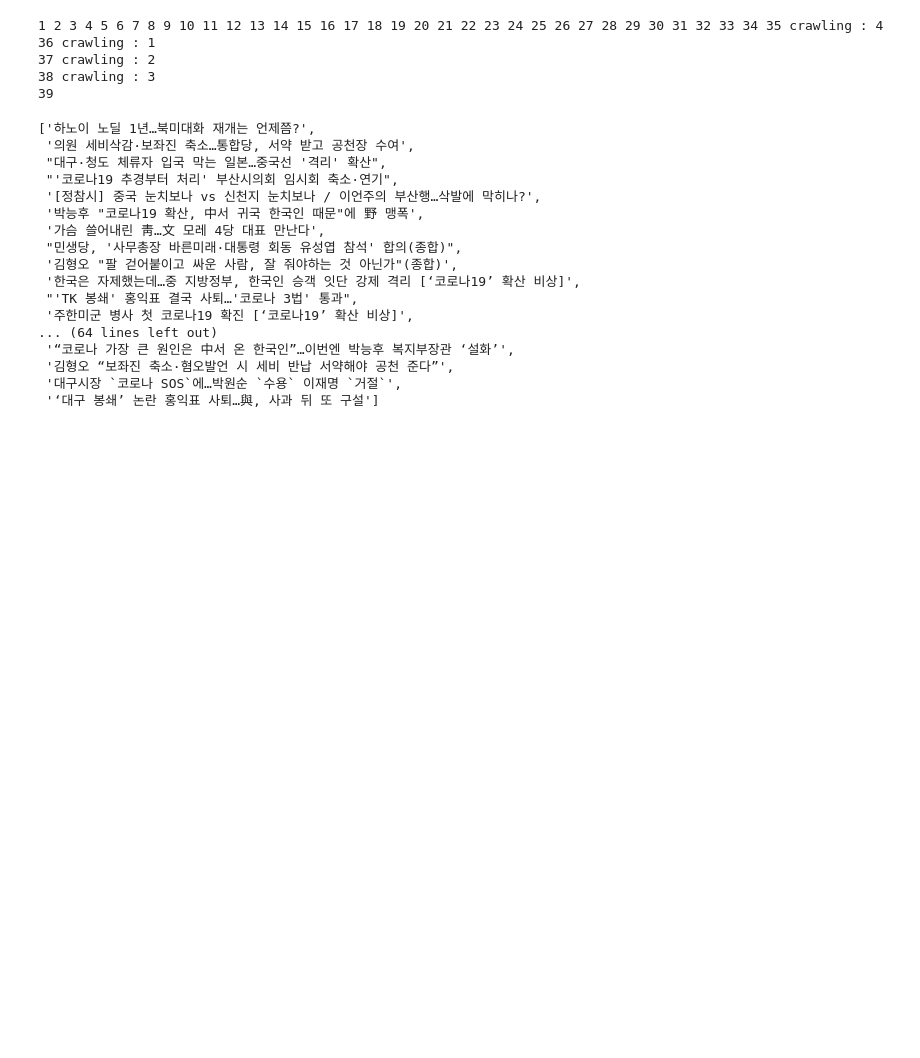
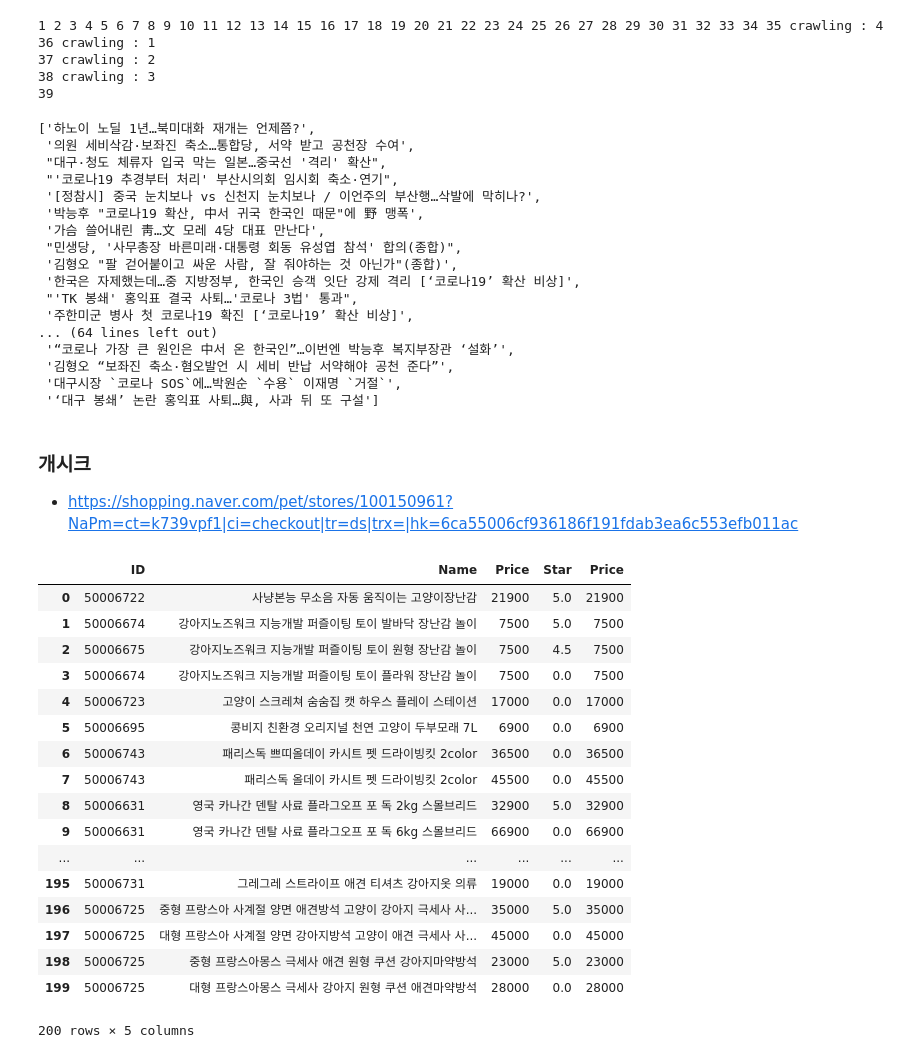
Before and after one commit to h33sun/TIL, a Jupyter notebook: python/20200226 crawling 예제, selenium, pickle.ipynb, the cells around one changed output. Saved outputs shown, nothing was run; the diff lists cells and outputs as text; code cells hidden in the pictures; blank space fills up the shorter version.

Commit message:
docs: add crawl naver shopping

```diff
--- a/python/20200226 crawling 예제, selenium, pickle.ipynb
+++ b/python/20200226 crawling 예제, selenium, pickle.ipynb
@@ -540,3 +540,54 @@ article_list
  '김형오 “보좌진 축소·혐오발언 시 세비 반납 서약해야 공천 준다”',
  '대구시장 `코로나 SOS`에…박원순 `수용` 이재명 `거절`',
  '‘대구 봉쇄’ 논란 홍익표 사퇴…與, 사과 뒤 또 구설']
+# %% [markdown]
+### 개시크
+- https://shopping.naver.com/pet/stores/100150961?NaPm=ct=k739vpf1|ci=checkout|tr=ds|trx=|hk=6ca55006cf936186f191fdab3ea6c553efb011ac
+# %%
+table = []
+def get_gaechic(page, num):
+
+    url = 'https://shopping.naver.com/v1/products?\
+_nc_=1582642800000&subVertical=PET&page={}&pageSize={}\
+&sort=RECENT&displayType=CATEGORY_HOME&includeZzim=true&includeViewCount=false&includeStoreCardInfo=false&includeStockQuantity=false&includeBrandInfo=false&includeBrandLogoImage=false&includeRepresentativeReview=false&includeListCardAttribute=false&includeRanking=false&includeRankingByMenus=false&includeStoreCategoryName=false&storeId=100150961&standardSizeKeys=&standardColorKeys=&optionFilters=&attributeValueIds=&attributeValueIdsAll=&certifications='\
+    .format(page, num)
+
+    response = requests.get(url)
+    result = response.json()['products']
+
+
+    for product in result:
+        table.append({
+            'ID': product['naverShoppingCategory']['_id'],
+            'Name' : product['name'],
+            'Price' : product['mobileDiscountPrice'],
+            'Detail' : product['contentText'],
+            'Star' : product['averageReviewScore']
+
+        })
+
+    pass
+# %%
+table = []
+for i in range(1,5):
+    get_gaechic(i,50)
+pd.DataFrame(table)[['ID','Name','Price','Star','Price']]
+# %% [output]
+|  | ID | Name | Price | Star | Price |
+| 0 | 50006722 | 사냥본능 무소음 자동 움직이는 고양이장난감 | 21900 | 5.0 | 21900 |
+| 1 | 50006674 | 강아지노즈워크 지능개발 퍼즐이팅 토이 발바닥 장난감 놀이 | 7500 | 5.0 | 7500 |
+| 2 | 50006675 | 강아지노즈워크 지능개발 퍼즐이팅 토이 원형 장난감 놀이 | 7500 | 4.5 | 7500 |
+| 3 | 50006674 | 강아지노즈워크 지능개발 퍼즐이팅 토이 플라워 장난감 놀이 | 7500 | 0.0 | 7500 |
+| 4 | 50006723 | 고양이 스크레쳐 숨숨집 캣 하우스 플레이 스테이션 | 17000 | 0.0 | 17000 |
+| 5 | 50006695 | 콩비지 친환경 오리지널 천연 고양이 두부모래 7L | 6900 | 0.0 | 6900 |
+| 6 | 50006743 | 패리스독 쁘띠올데이 카시트 펫 드라이빙킷 2color | 36500 | 0.0 | 36500 |
+| 7 | 50006743 | 패리스독 올데이 카시트 펫 드라이빙킷 2color | 45500 | 0.0 | 45500 |
+| 8 | 50006631 | 영국 카나간 덴탈 사료 플라그오프 포 독 2kg 스몰브리드 | 32900 | 5.0 | 32900 |
+| 9 | 50006631 | 영국 카나간 덴탈 사료 플라그오프 포 독 6kg 스몰브리드 | 66900 | 0.0 | 66900 |
+| ... | ... | ... | ... | ... | ... |
+| 195 | 50006731 | 그레그레 스트라이프 애견 티셔츠 강아지옷 의류 | 19000 | 0.0 | 19000 |
+| 196 | 50006725 | 중형 프랑스아 사계절 양면 애견방석 고양이 강아지 극세사 사... | 35000 | 5.0 | 35000 |
+| 197 | 50006725 | 대형 프랑스아 사계절 양면 강아지방석 고양이 애견 극세사 사... | 45000 | 0.0 | 45000 |
+| 198 | 50006725 | 중형 프랑스아몽스 극세사 애견 원형 쿠션 강아지마약방석 | 23000 | 5.0 | 23000 |
+| 199 | 50006725 | 대형 프랑스아몽스 극세사 강아지 원형 쿠션 애견마약방석 | 28000 | 0.0 | 28000 |
+200 rows × 5 columns
```
